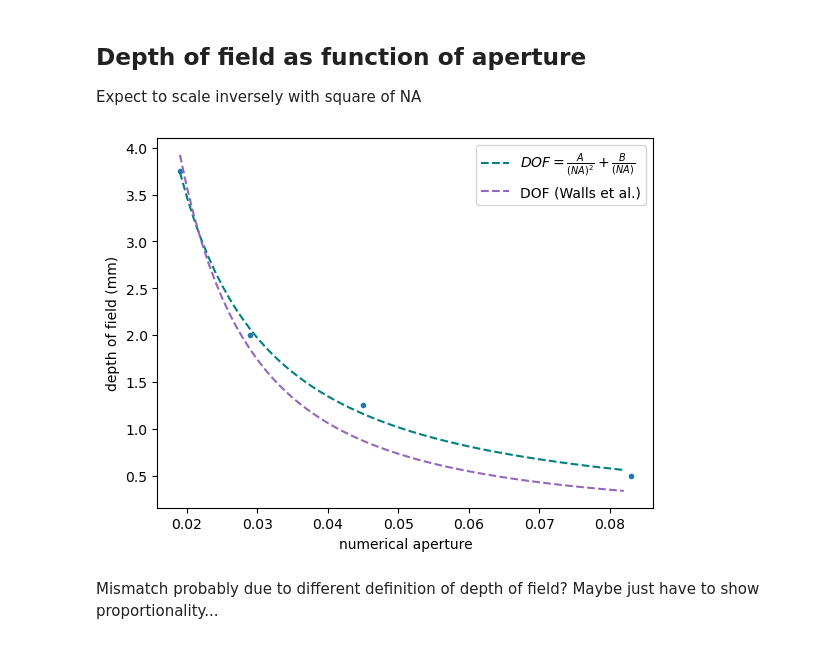
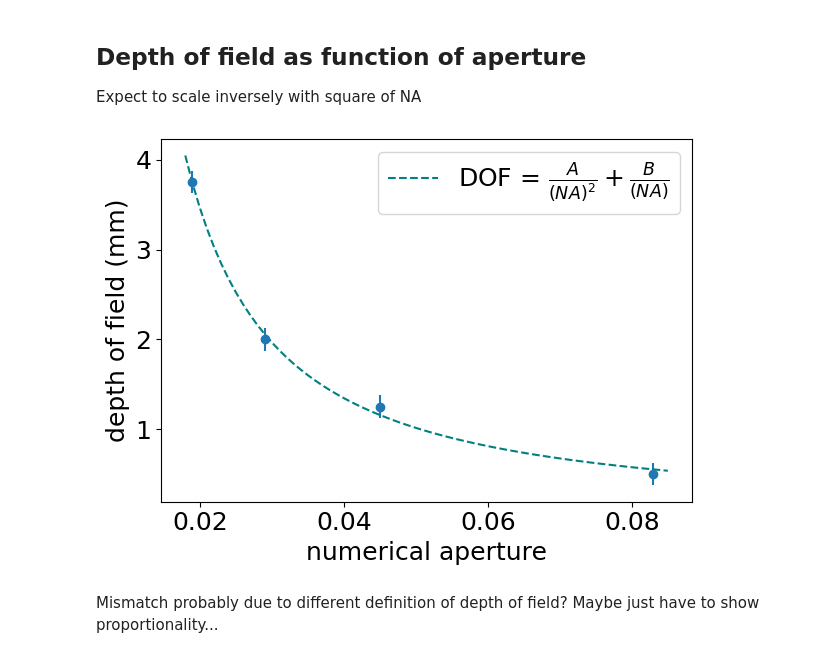
Before and after one commit to kwokkenton/optea, a Jupyter notebook: mtf/mtf50s.ipynb, the cells around one changed output. Drawn from its saved outputs; the diff is of its cells as text; code cells hidden in the pictures.

```diff
--- a/mtf/mtf50s.ipynb
+++ b/mtf/mtf50s.ipynb
@@ -6,6 +6,8 @@ import matplotlib.pyplot as plt
 import pickle
 import pandas as pd
 from scipy.optimize import curve_fit
+# %%
+plt.rcParams.update({'font.size': 18})
 # %%
 with open('./mtfs/f6_mtf.pickle', 'rb') as f:
     f6_freqs, f6_pos, f6_MTF = pickle.load(f)
@@ -13,7 +15,7 @@ with open('./mtfs/f11_mtf.pickle', 'rb') as f:
     f11_freqs, f11_pos, f11_MTF = pickle.load(f)
 with open('./mtfs/f17_mtf.pickle', 'rb') as f:
     f17_freqs, f17_pos, f17_MTF = pickle.load(f)
-with open('./mtfs/f26_mtf.pickle', 'rb') as f:
+with open('./MTF_NO_BG_SUBTRACT/mtfs/f26_mtf.pickle', 'rb') as f:
     f26_freqs, f26_pos, f26_MTF = pickle.load(f)
 with open('./MTF_NO_BG_SUBTRACT/mtfs/f47_mtf.pickle', 'rb') as f:
     f47_freqs, f47_pos, f47_MTF = pickle.load(f)
@@ -94,33 +85,34 @@ Expect to scale inversely with square of NA
 # %%
 apertures = [0.083, 0.045, 0.029, 0.019] # using approx NA = 1/(2*f-number) in air, at small angle
 labels = ['f/6', 'f/11', 'f/17', 'f/26']
 dofs = [0.5, 1.25, 2.0, 3.75]
 
-plt.plot(apertures, dofs, '.')
+plt.errorbar(apertures, dofs, yerr=0.125, fmt='o')
 
 # for i, txt in enumerate(labels):
 #     plt.gca().annotate(txt, (apertures[i], dofs[i]), xytext=(5, 5), textcoords='offset points')
 
 def f(x, A, B):
     return A/x**2 + B/x
 
 def dof(NA, A):
     return A*(1.33 * (((562e-9)/(NA)**2) + ((6.45e-6)/(NA))))*1e3
 
-na_forplot = np.arange(start=0.019, stop=0.083, step=0.001)
+na_forplot = np.arange(start=0.018, stop=0.086, step=0.001)
 
 popt, pcov = curve_fit(f, apertures, dofs)
-plt.plot(na_forplot, f(na_forplot, *popt), '--', color='teal', label=r'$DOF = \frac{A}{(NA)^2} + \frac{B}{(NA)}$')
-popt, pcov = curve_fit(dof, apertures, dofs)
-plt.plot(na_forplot, dof(na_forplot, *popt), '--', color='tab:purple', label='DOF (Walls et al.)')
+plt.plot(na_forplot, f(na_forplot, *popt), '--', color='teal', label=r'DOF = $\frac{A}{(NA)^2} + \frac{B}{(NA)}$')
+# popt, pcov = curve_fit(dof, apertures, dofs)
+# plt.plot(na_forplot, dof(na_forplot, *popt), '--', color='tab:purple', label='DOF (Walls et al.)')
 
 plt.xlabel('numerical aperture')
 plt.ylabel('depth of field (mm)')
+plt.legend()
+plt.tight_layout()
 plt.savefig('dof-vs-na.png', transparent=True, dpi=300)
-plt.legend()
 plt.show()
 # %% [output]
-[figure, old version]
+[figure, new version]
 # %% [markdown]
 Mismatch probably due to different definition of depth of field? Maybe just have to show proportionality...
 # %% [markdown]
```
Also changed, not shown: parts of 4 cells of this notebook, 33 other files.
